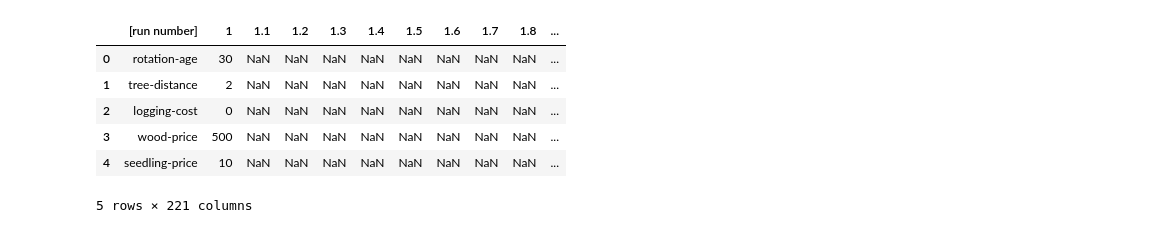
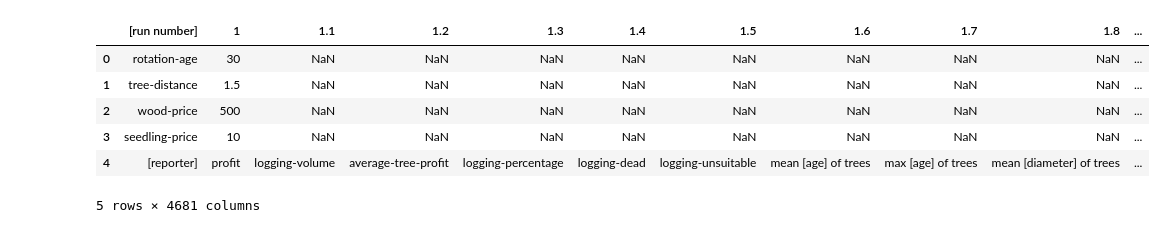
Before and after one commit to matejpekar/tree-rotation-age-model, a Jupyter notebook: analysis.ipynb, the cells around one changed output. Saved outputs shown, nothing was run; the diff lists cells and outputs as text; code cells hidden in the pictures.

```diff
--- a/analysis.ipynb
+++ b/analysis.ipynb
@@ -1,14 +1,14 @@
 # %%
 import pandas as pd
 
-df = pd.read_csv('experiments/project experiment-spreadsheet.csv', skiprows=6)
+df = pd.read_csv('experiments/project final-parameter-search-spreadsheet.csv', skiprows=6)
 df.head()
 # %% [output]
 |  | [run number] | 1 | 1.1 | 1.2 | 1.3 | 1.4 | 1.5 | 1.6 | 1.7 | 1.8 | ... |
 | 0 | rotation-age | 30 | NaN | NaN | NaN | NaN | NaN | NaN | NaN | NaN | ... |
-| 1 | tree-distance | 2 | NaN | NaN | NaN | NaN | NaN | NaN | NaN | NaN | ... |
-| 2 | logging-cost | 0 | NaN | NaN | NaN | NaN | NaN | NaN | NaN | NaN | ... |
-| 3 | wood-price | 500 | NaN | NaN | NaN | NaN | NaN | NaN | NaN | NaN | ... |
-| 4 | seedling-price | 10 | NaN | NaN | NaN | NaN | NaN | NaN | NaN | NaN | ... |
+| 1 | tree-distance | 1.5 | NaN | NaN | NaN | NaN | NaN | NaN | NaN | NaN | ... |
+| 2 | wood-price | 500 | NaN | NaN | NaN | NaN | NaN | NaN | NaN | NaN | ... |
+| 3 | seedling-price | 10 | NaN | NaN | NaN | NaN | NaN | NaN | NaN | NaN | ... |
+| 4 | [reporter] | profit | logging-volume | average-tree-profit | logging-percentage | logging-dead | logging-unsuitable | mean [age] of trees | max [age] of trees | mean [diameter] of trees | ... |
-5 rows × 221 columns
+5 rows × 4681 columns
 # %%
```
Also changed, not shown: parts of 13 cells of this notebook, 1 other file.
